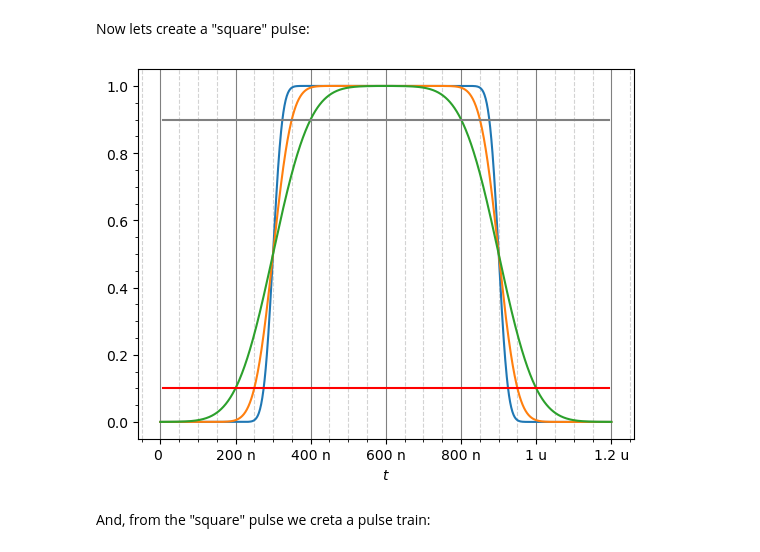
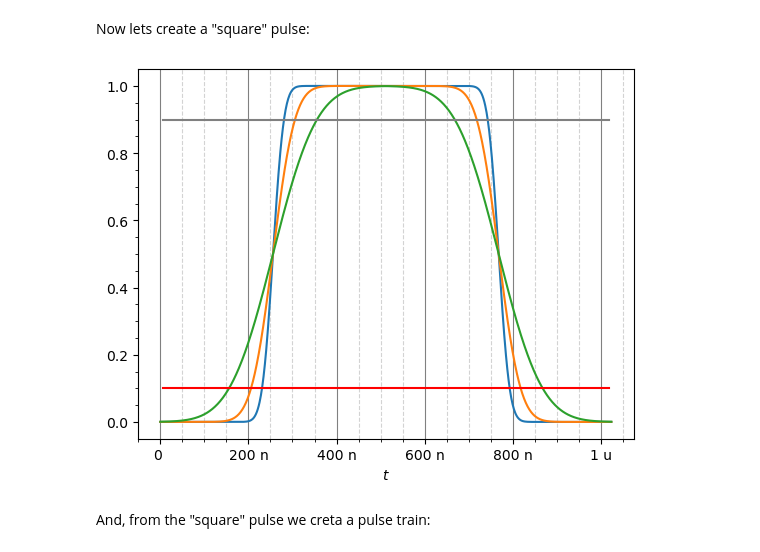
Before and after one commit to krgouveia/pulse_analysis, a Jupyter notebook: pulse analysis.ipynb, the cells around one changed output. Drawn from its saved outputs; the diff is of its cells as text; code cells hidden in the pictures.

```diff
--- a/pulse analysis.ipynb
+++ b/pulse analysis.ipynb
@@ -226,8 +227,8 @@ risetime_10_90(0, 78.032 * 10**(-9)) #by inspection, RT=200ns can be obtained fr
 # %% [markdown]
 Then we can plot the 50ns, 100ns and 200ns pulses:
 # %%
-t = np.linspace(0, 600 *10**(-9), num = 600)
-mu = 300 * 10**(-9)
+t = np.linspace(0, 512 *10**(-9), num = 512)
+mu = 256 * 10**(-9)
 sigma = 19.51 * 10**(-9)
 sigma2 = 39.016 * 10**(-9)
 sigma3 = 78.032 * 10**(-9)
@@ -313,5 +324,5 @@ Now lets create a "square" pulse:
 # %%
-t = np.linspace(0, 1200 *10**(-9), num = 1200)
+t = np.linspace(0, 1024 *10**(-9), num = 1024)
 rt50d = np.concatenate([rt50, np.flip(rt50)])
 rt100d = np.concatenate([rt100, np.flip(rt100)])
 rt200d = np.concatenate([rt200, np.flip(rt200)])
@@ -322,34 +333,34 @@ plt.plot(t, rt200d, label = 'sigma = 78.032n')
 
 plt.axhline(0.1, 0.05, 0.95, color = 'red', label = '10%')
 plt.axhline(0.9, 0.05, 0.95, color = 'gray', label = '90%')
 
 plt.minorticks_on()
 plt.grid(visible = True, which = 'major', axis = 'x', color = 'gray')
 plt.grid(visible = True, which = 'minor', axis = 'x', color = 'lightgray', linestyle='--')
 plt.xlabel('$t$')
 #plt.ylabel('$phi((t-mu)/sigma)$')
 #plt.title('Phi((t-mu)/sigma)')
 #plt.legend()
 
 ##### Define the formatter function for x-axis ticks
 #Courtesy of ChatGPT
 from matplotlib.ticker import FuncFormatter
 def format_x_ticks(value, _):
     prefixes = ['p', 'n', 'u', 'm', '', 'k', 'M', 'G', 'T']  # Add more prefixes if needed
     if value == 0:
         prefix_index = 4
     else:
         prefix_index = int(np.floor(np.log10(abs(value)) / 3)) + 4
     prefix = prefixes[prefix_index]
     scaled_value = value / 10**((prefix_index - 4) * 3)
     return f'{scaled_value:g} {prefix}'
 # Apply the formatter to x-axis ticks
 plt.gca().xaxis.set_major_formatter(FuncFormatter(format_x_ticks))
 #####
 
 plt.show()
 # %% [output]
-[figure, old version]
+[figure, new version]
 # %% [markdown]
 And, from the "square" pulse we creta a pulse train:
 # %%
```
Also changed, not shown: parts of 6 cells of this notebook.
